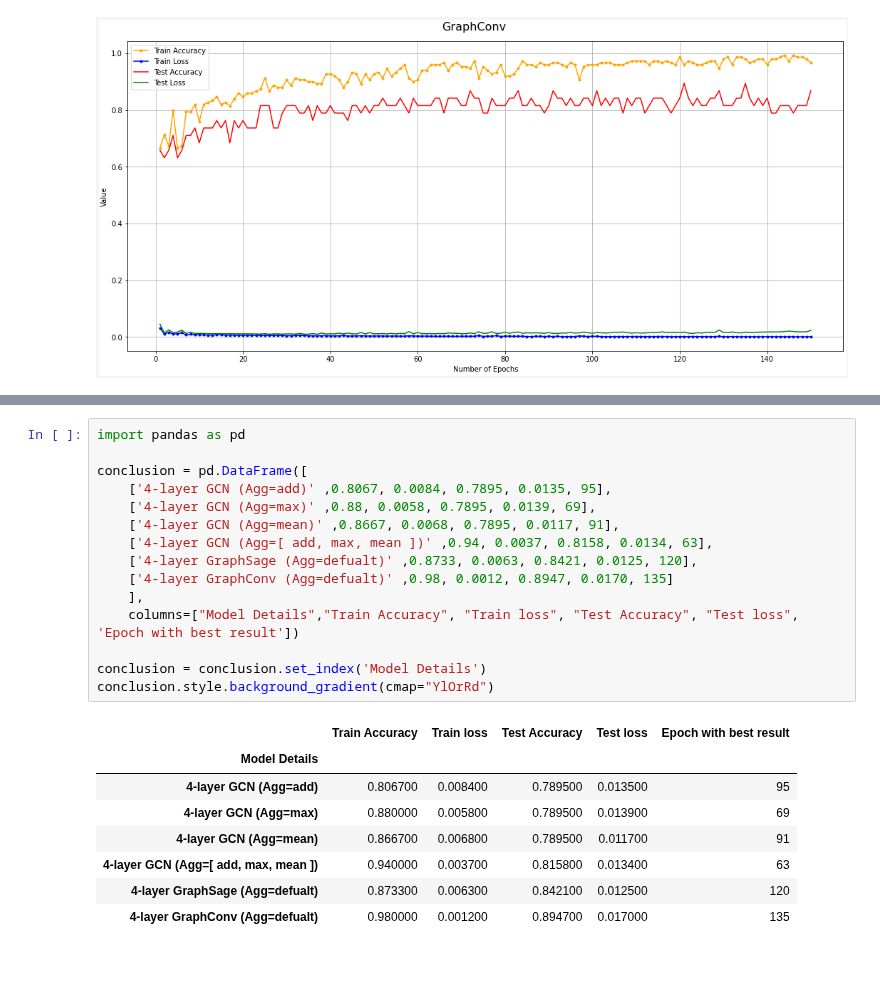
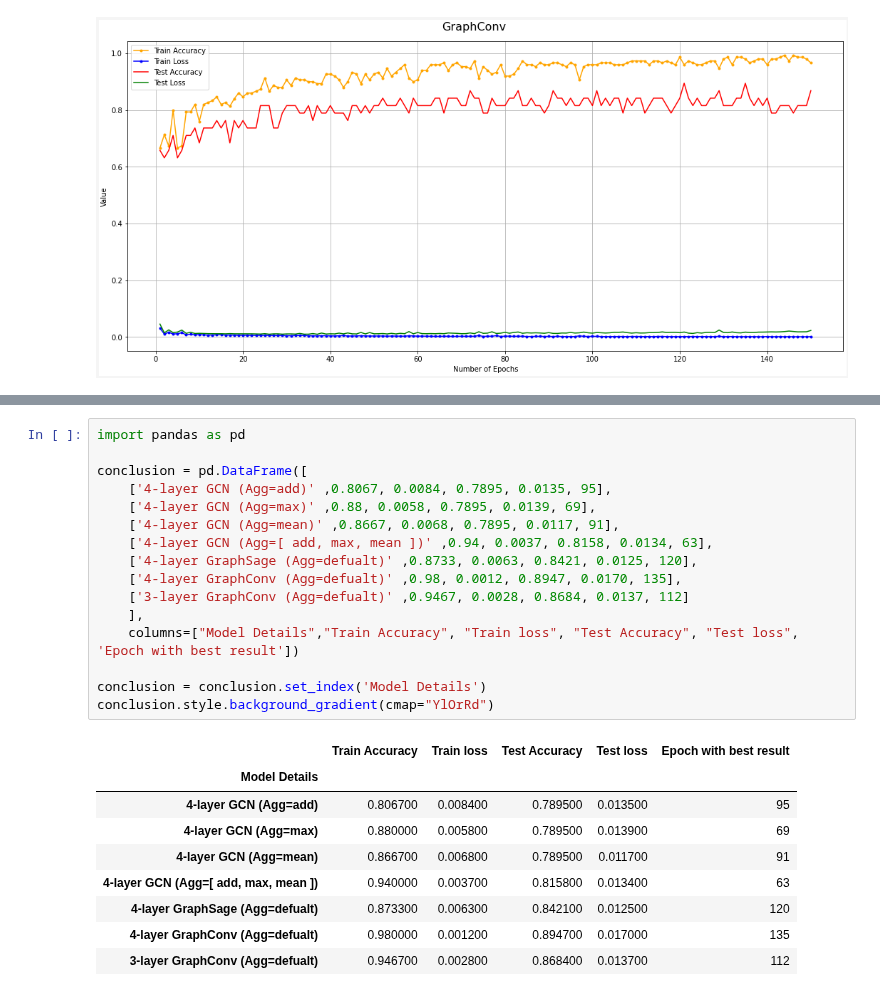
Before and after one commit to mojtabaSefidi/Small-GNN-Based-Projects, a Jupyter notebook: MLG_Ex3.ipynb, the cells around one changed output, grey strips where cells are left out. Drawn from its saved outputs; the diff is of its cells as text; blank space fills up the shorter version.

```diff
--- a/MLG_Ex3.ipynb
+++ b/MLG_Ex3.ipynb
@@ -505,24 +572,26 @@ plot_history(list_train_loss, list_train_acc, list_test_loss, list_test_acc, n_e
 # %%
 import pandas as pd
 
 conclusion = pd.DataFrame([
     ['4-layer GCN (Agg=add)' ,0.8067, 0.0084, 0.7895, 0.0135, 95],
     ['4-layer GCN (Agg=max)' ,0.88, 0.0058, 0.7895, 0.0139, 69],
     ['4-layer GCN (Agg=mean)' ,0.8667, 0.0068, 0.7895, 0.0117, 91],
     ['4-layer GCN (Agg=[ add, max, mean ])' ,0.94, 0.0037, 0.8158, 0.0134, 63],
     ['4-layer GraphSage (Agg=defualt)' ,0.8733, 0.0063, 0.8421, 0.0125, 120],
-    ['4-layer GraphConv (Agg=defualt)' ,0.98, 0.0012, 0.8947, 0.0170, 135]
+    ['4-layer GraphConv (Agg=defualt)' ,0.98, 0.0012, 0.8947, 0.0170, 135],
+    ['3-layer GraphConv (Agg=defualt)' ,0.9467, 0.0028, 0.8684, 0.0137, 112]
     ],
     columns=["Model Details","Train Accuracy", "Train loss", "Test Accuracy", "Test loss", 'Epoch with best result'])
 
 conclusion = conclusion.set_index('Model Details')
 conclusion.style.background_gradient(cmap="YlOrRd")
 # %% [output]
 |  | Train Accuracy | Train loss | Test Accuracy | Test loss | Epoch with best result |
 | Model Details |  |  |  |  |  |
 | 4-layer GCN (Agg=add) | 0.806700 | 0.008400 | 0.789500 | 0.013500 | 95 |
 | 4-layer GCN (Agg=max) | 0.880000 | 0.005800 | 0.789500 | 0.013900 | 69 |
 | 4-layer GCN (Agg=mean) | 0.866700 | 0.006800 | 0.789500 | 0.011700 | 91 |
 | 4-layer GCN (Agg=[ add, max, mean ]) | 0.940000 | 0.003700 | 0.815800 | 0.013400 | 63 |
 | 4-layer GraphSage (Agg=defualt) | 0.873300 | 0.006300 | 0.842100 | 0.012500 | 120 |
 | 4-layer GraphConv (Agg=defualt) | 0.980000 | 0.001200 | 0.894700 | 0.017000 | 135 |
+| 3-layer GraphConv (Agg=defualt) | 0.946700 | 0.002800 | 0.868400 | 0.013700 | 112 |
```
Also changed, not shown: parts of 8 cells of this notebook.
